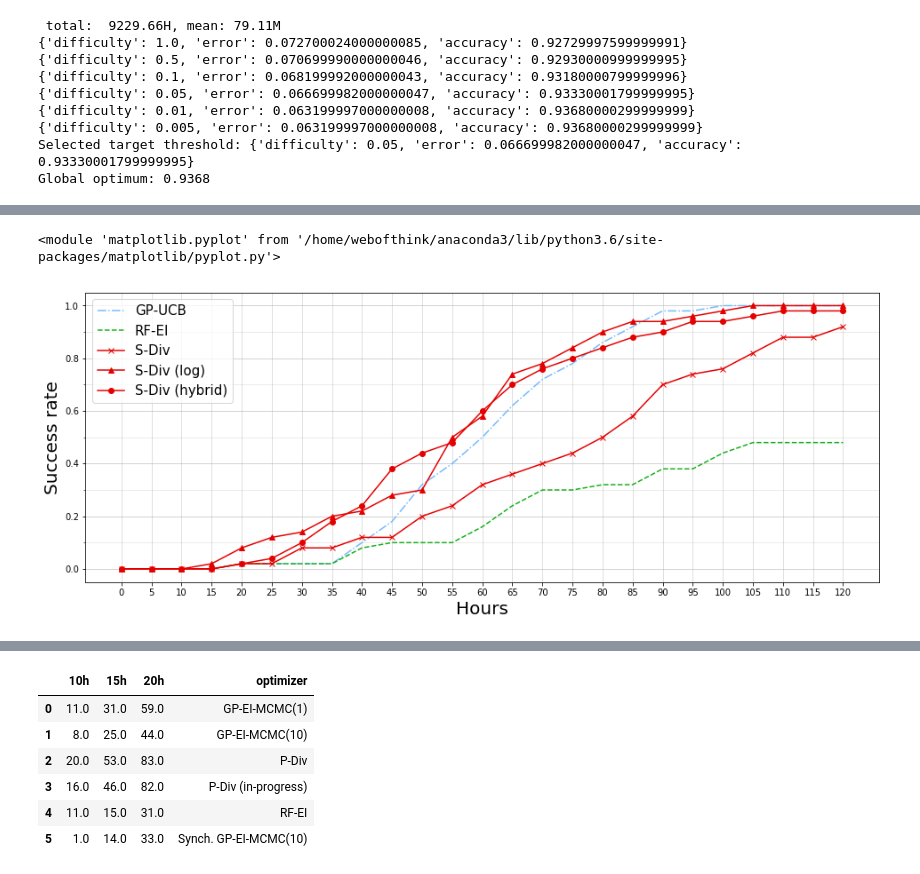
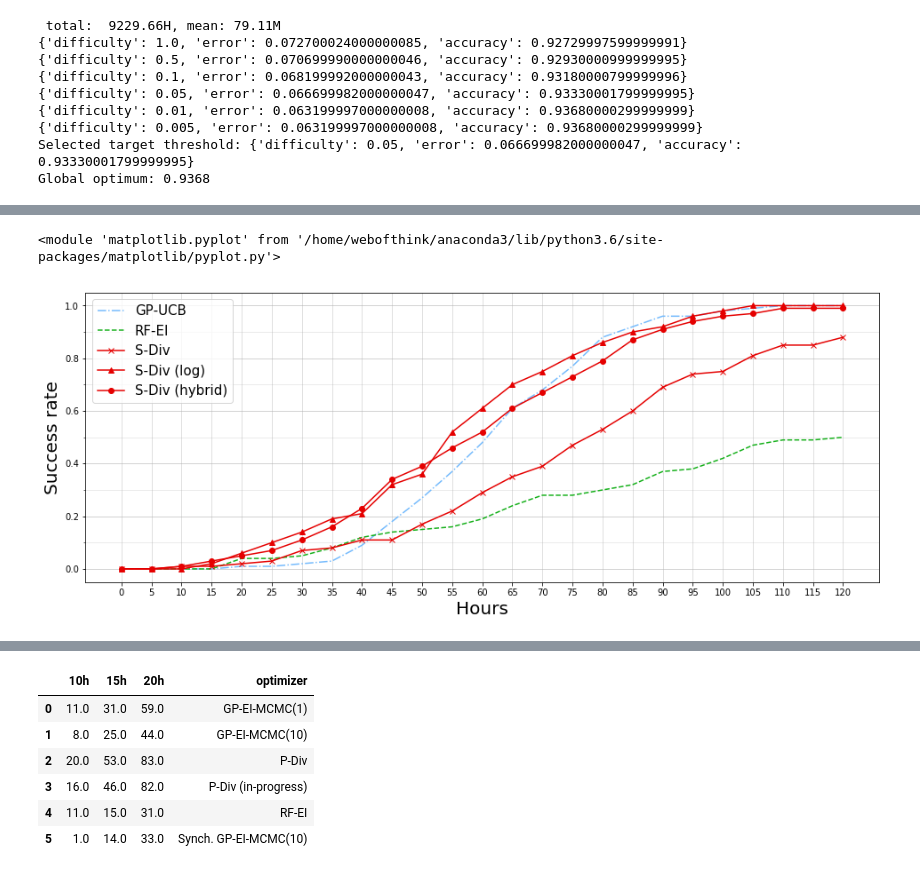
Before and after one commit to yongjinkim49/ecml, a Jupyter notebook: results/[ICML19] CIFAR10-ResNet performance evaluation.ipynb, the cells around one changed output, grey strips where cells are left out. Cells and saved outputs as stored; diff of their text form; code cells hidden in the pictures.

```diff
--- a/results/[ICML19] CIFAR10-ResNet performance evaluation.ipynb
+++ b/results/[ICML19] CIFAR10-ResNet performance evaluation.ipynb
@@ -68,10 +68,10 @@ draw_success_rate_fig(results, target_goal =s['accuracy'], x_max=24*5 +1, criter
 # %%
 divs = ['S-Div', 'S-Div (log)', 'S-Div (hybrid)']
 draw_success_rate_fig(results, target_goal =s['accuracy'], x_max=24*5 +1, criteria='Hours', target_folder='./figs/',
-                           indi=['GP-UCB', 'RF-EI'],  div=divs, width=16, height=6 )
+                           indi=['GP-UCB', 'RF-EI'],  div=divs, width=16, height=6, num_runs=num_trials )
 # %% [output]
 <module 'matplotlib.pyplot' from '/home/webofthink/anaconda3/lib/python3.6/site-packages/matplotlib/pyplot.py'>
-[figure, old version]
+[figure, new version]
 # %%
 all_arms = rand + sdivs + ['GP-UCB', 'RF-EI']
 draw_best_error_curve(results, all_arms, 100,
```
Also changed, not shown: parts of 5 cells of this notebook, 3 other files.
